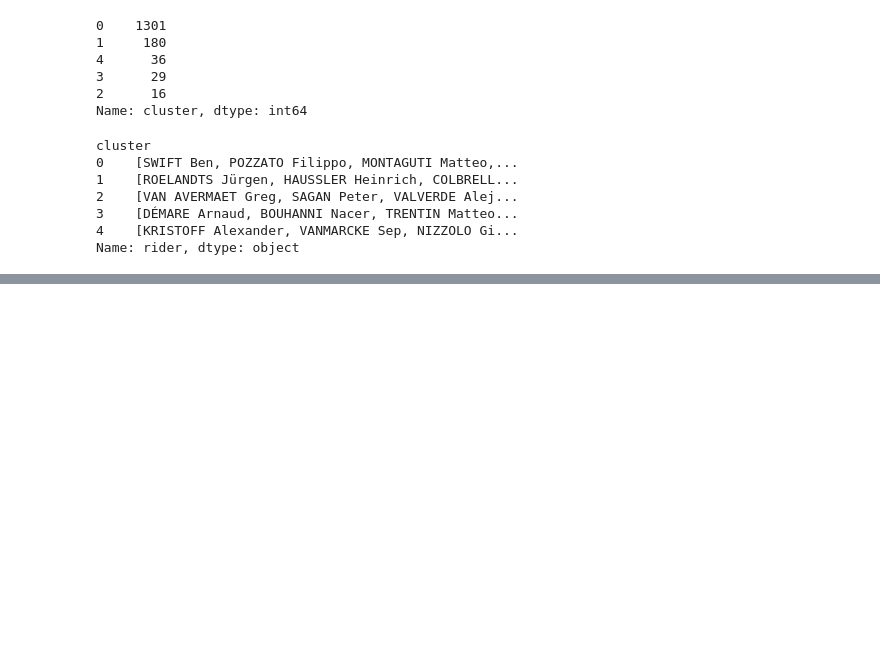
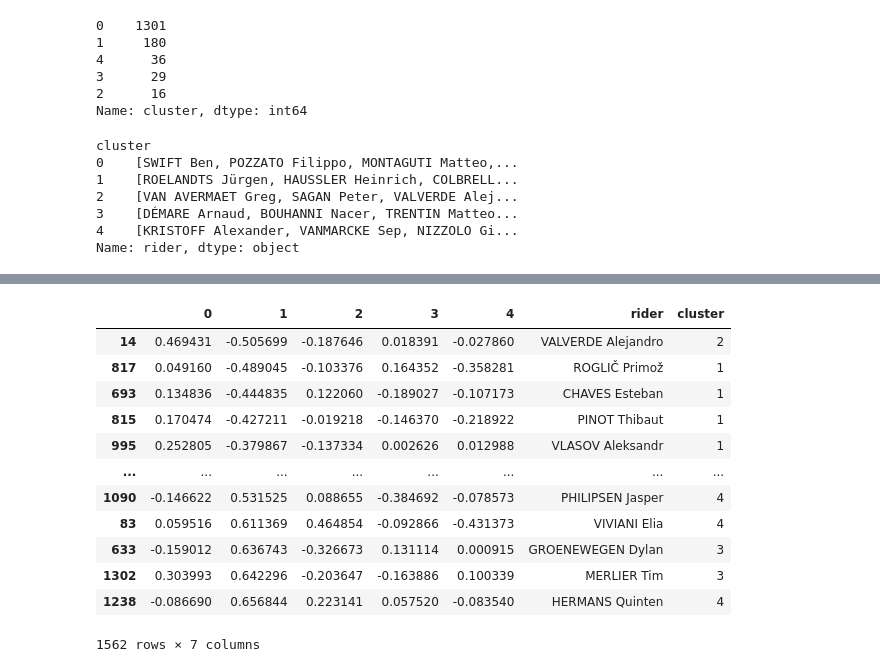
Before and after one commit to baronet2/Bike2Vec, a Jupyter notebook: notebooks/pcs_worldtour_01_analysis.ipynb, the cells around one changed output, grey strips where cells are left out. Saved outputs shown, nothing was run; the diff lists cells and outputs as text; code cells hidden in the pictures; blank space fills up the shorter version.

```diff
--- a/notebooks/pcs_worldtour_01_analysis.ipynb
+++ b/notebooks/pcs_worldtour_01_analysis.ipynb
@@ -214,0 +241,16 @@ Name: rider, dtype: object
+# %%
+pca_df.sort_values(1)
+# %% [output]
+|  | 0 | 1 | 2 | 3 | 4 | rider | cluster |
+| 14 | 0.469431 | -0.505699 | -0.187646 | 0.018391 | -0.027860 | VALVERDE Alejandro | 2 |
+| 817 | 0.049160 | -0.489045 | -0.103376 | 0.164352 | -0.358281 | ROGLIČ Primož | 1 |
+| 693 | 0.134836 | -0.444835 | 0.122060 | -0.189027 | -0.107173 | CHAVES Esteban | 1 |
+| 815 | 0.170474 | -0.427211 | -0.019218 | -0.146370 | -0.218922 | PINOT Thibaut | 1 |
+| 995 | 0.252805 | -0.379867 | -0.137334 | 0.002626 | 0.012988 | VLASOV Aleksandr | 1 |
+| ... | ... | ... | ... | ... | ... | ... | ... |
+| 1090 | -0.146622 | 0.531525 | 0.088655 | -0.384692 | -0.078573 | PHILIPSEN Jasper | 4 |
+| 83 | 0.059516 | 0.611369 | 0.464854 | -0.092866 | -0.431373 | VIVIANI Elia | 4 |
+| 633 | -0.159012 | 0.636743 | -0.326673 | 0.131114 | 0.000915 | GROENEWEGEN Dylan | 3 |
+| 1302 | 0.303993 | 0.642296 | -0.203647 | -0.163886 | 0.100339 | MERLIER Tim | 3 |
+| 1238 | -0.086690 | 0.656844 | 0.223141 | 0.057520 | -0.083540 | HERMANS Quinten | 4 |
+1562 rows × 7 columns
```
Also changed, not shown: parts of 10 cells of this notebook.
